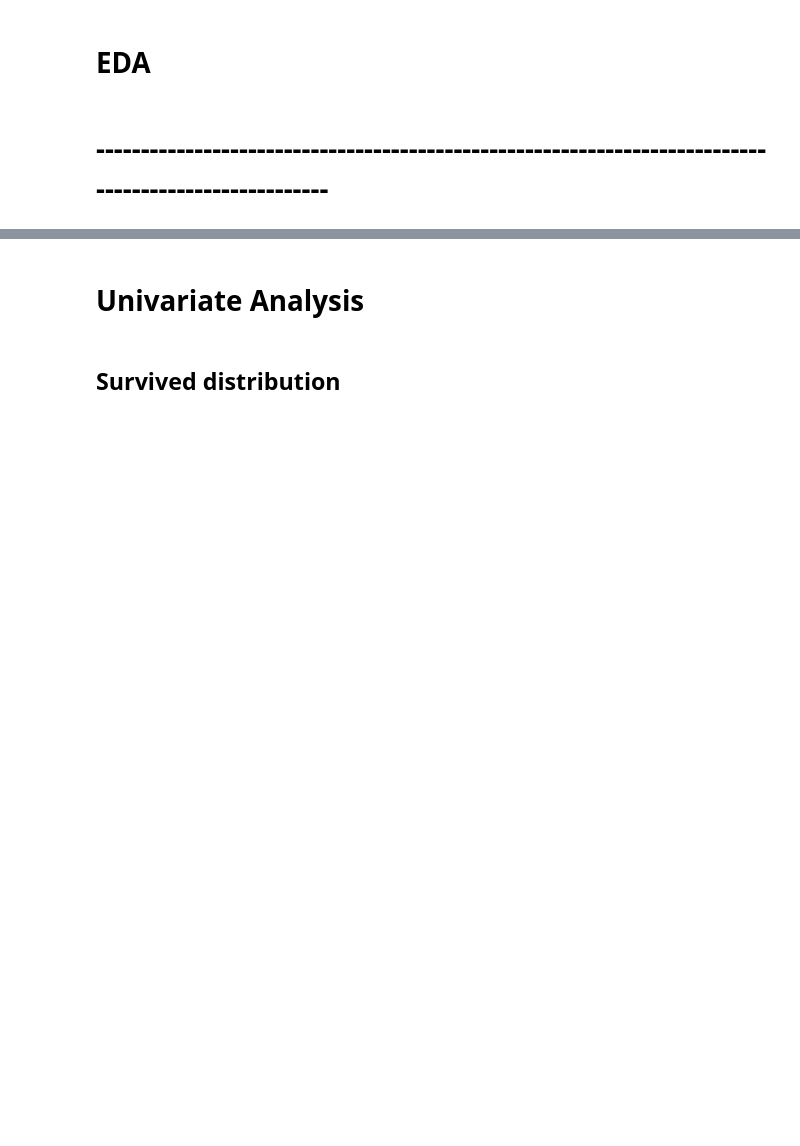
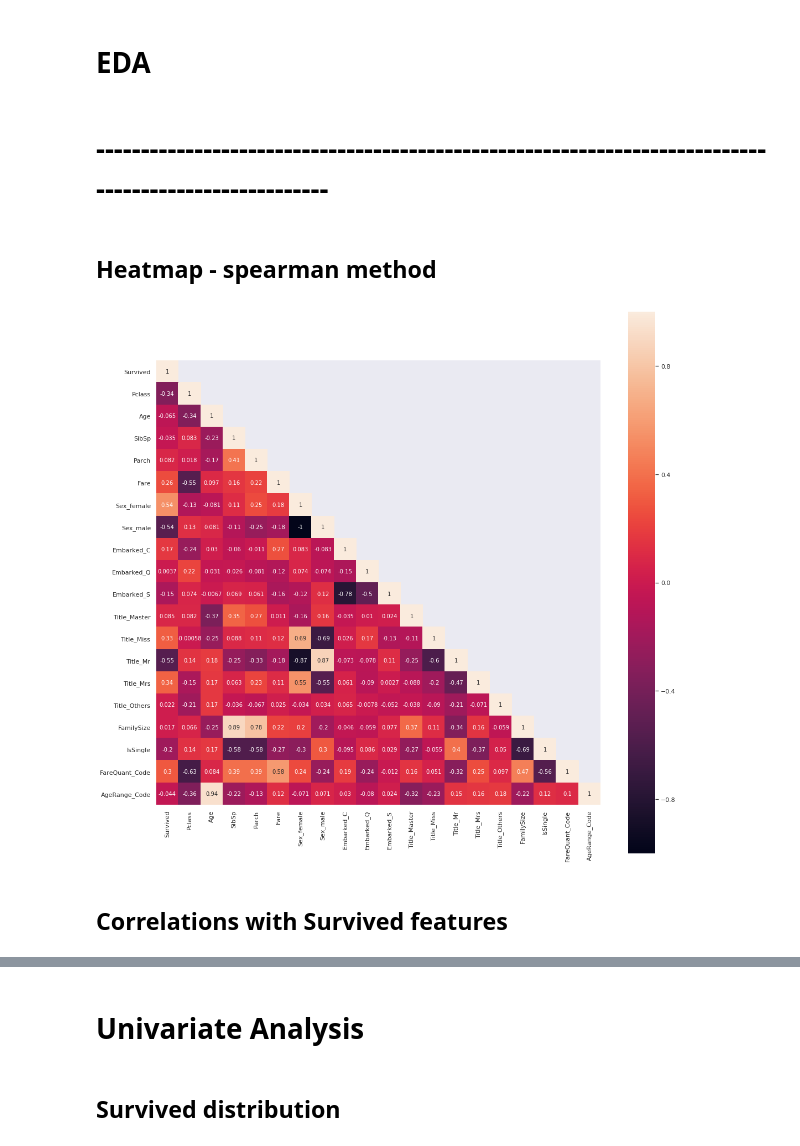
Before and after one commit to fredkron/Kaggle_Titanic, a Jupyter notebook: notebooks/EDA.ipynb, the cells around one changed output, grey strips where cells are left out. Cells and saved outputs as stored; diff of their text form; code cells hidden in the pictures; blank space fills up the shorter version.

```diff
--- a/notebooks/EDA.ipynb
+++ b/notebooks/EDA.ipynb
@@ -438,3 +435,0 @@ df.head()
-# %%
-df['Sex_F_Fare'] = df['Sex_female'] * df['Fare']
-df.head()
@@ -449,3 +435,0 @@ df.head()
-# %%
-df['Sex_M_Fare'] = df['Sex_male'] * df['Fare']
-df.head()
@@ -463,3 +439,16 @@ df.head()
 # EDA
 # %% [markdown]
 # -----------------------------------------------------------------------------------------------------
+# %% [markdown]
+## Heatmap - spearman method
+# %%
+cor_mat = df[:].corr(method='pearson')
+mask = np.array(cor_mat)
+mask[np.tril_indices_from(mask)] = False
+fig = plt.gcf()
+fig.set_size_inches(18, 18)
+sns.heatmap(data=cor_mat, mask=mask, square=True, annot=True, cbar=True);
+# %% [output]
+[figure, added]
+# %% [markdown]
+## Correlations with Survived features
```
Also changed, not shown: parts of 15 cells of this notebook.
